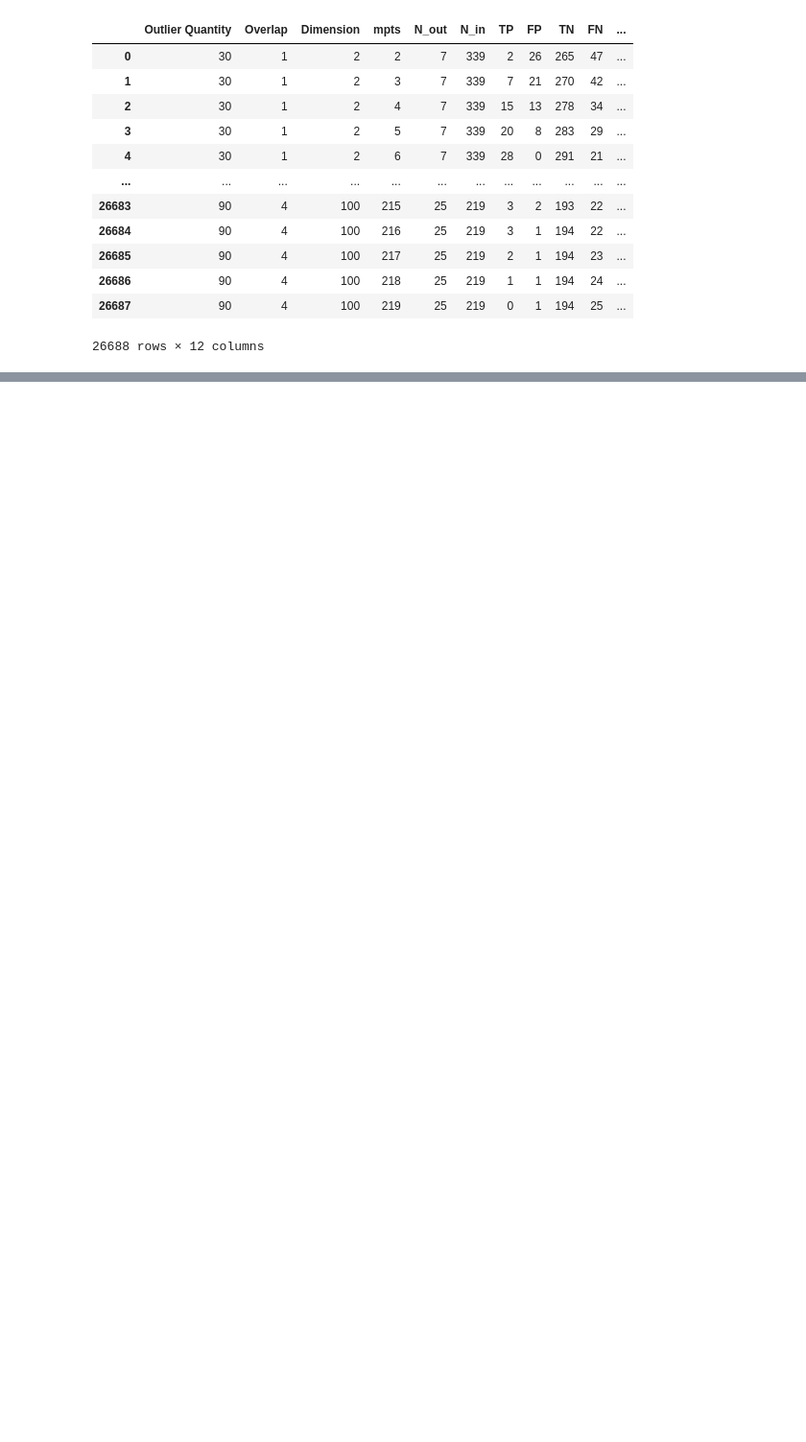
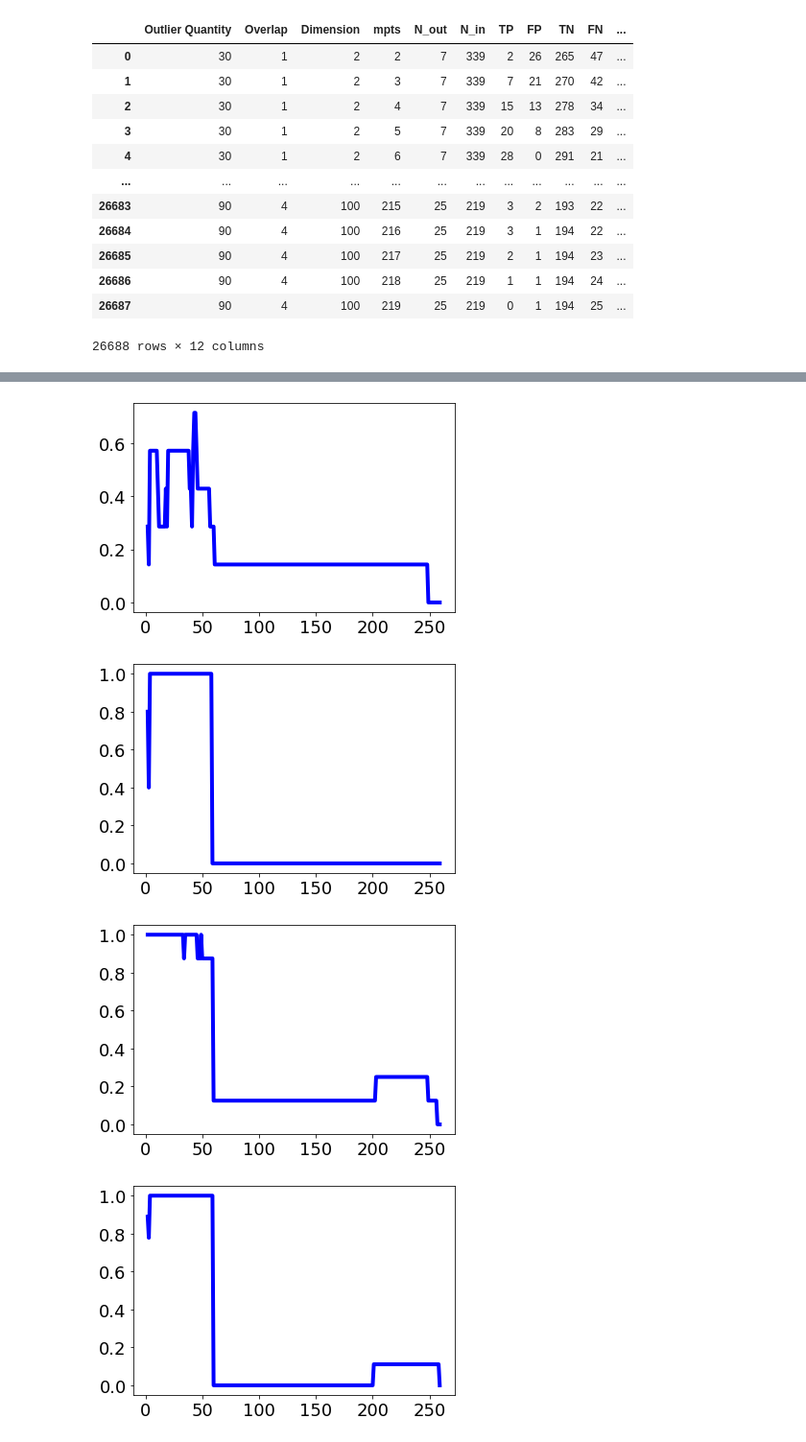
Before and after one commit to NeuralClassifier/HDBSCAN-OutlierDetect, a Jupyter notebook: Plotting_Performance.ipynb, the cells around one changed output, grey strips where cells are left out. Shown at 96% size. Saved outputs shown, nothing was run; the diff lists cells and outputs as text; code cells hidden in the pictures; blank space fills up the shorter version.

```diff
--- a/Plotting_Performance.ipynb
+++ b/Plotting_Performance.ipynb
@@ -250,0 +223,36 @@ for i in vary:
+# %%
+df = pd.read_excel('/content/performance_rodm_KNN.xlsx')
+df.drop(['Unnamed: 0'],axis=1,inplace=True)
+oq_list = list(df['Outlier Quantity'].unique())
+over_list = list(df['Overlap'].unique())
+dim_list = list(df['Dimension'].unique())
+mpts_list = list(df['mpts'].unique())
+
+df_temp = df[df['Overlap']==4]
+df_temp = df_temp[df_temp['Outlier Quantity']==70]
+
+dim_list = list(df_temp['Dimension'].unique())
+d_lst = []
+mpts_list = []
+tpr_lst = []
+for dim in dim_list:
+  df_temp_temp = df_temp[df_temp['Dimension']==dim]
+  df_temp_temp.reset_index(drop=True, inplace=True)
+  #print(df_temp_temp)
+  #d_lst.append(dim)
+  for itr in range(len(df_temp_temp)):
+    d_lst.append(dim)
+    mpts_list.append(df_temp_temp['mpts'][itr])
+    tpr_lst.append(df_temp_temp['TP'][itr]/(df_temp_temp['TP'][itr]+df_temp_temp['FN'][itr]))
+d_lst=pd.DataFrame(d_lst,columns=['Dimension'])
+mpts_list=pd.DataFrame(mpts_list,columns=['mpts'])
+tpr_lst=pd.DataFrame(tpr_lst,columns=['TPR'])
+df_DIMconst = pd.concat([d_lst,mpts_list,tpr_lst],axis=1)
+for dim in dim_list:
+  df_DIMconst_temp = df_DIMconst[df_DIMconst['Dimension']==dim]
+  X=df_DIMconst_temp.iloc[:,1]
+  Y=df_DIMconst_temp.iloc[:,-1]
+  plt.rcParams.update({'font.size': 18})
+  plt.plot(X,Y, linewidth=4, c='b')
+  #plt.savefig(in_path_pan+'plot_oq'+str(70)+'_dim'+str(dm)+'_over'+str(ov)+'_'+str(outlier_type)+'_p@n.png')
+  plt.show()
@@ -250,0 +273,14 @@ for i in vary:
+# %%
+for dim in dim_list:
+  df_DIMconst_temp = df_DIMconst[df_DIMconst['Dimension']==dim]
+  X=df_DIMconst_temp.iloc[:,1]
+  Y=df_DIMconst_temp.iloc[:,-1]
+  plt.rcParams.update({'font.size': 18})
+  plt.plot(X,Y, linewidth=4, c='b')
+  #plt.savefig(in_path_pan+'plot_oq'+str(70)+'_dim'+str(dm)+'_over'+str(ov)+'_'+str(outlier_type)+'_p@n.png')
+  plt.show()
+# %% [output]
+[figure, added]
+[figure, added]
+[figure, added]
+[figure, added]
```
Also changed, not shown: parts of 7 cells of this notebook.
